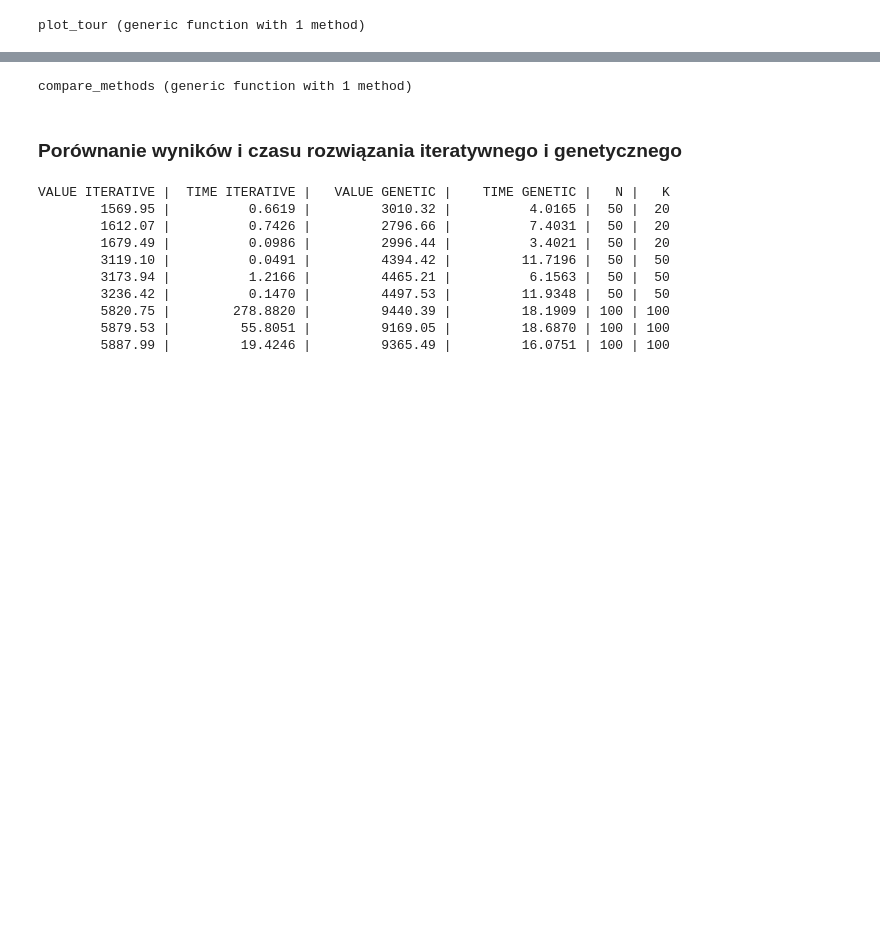
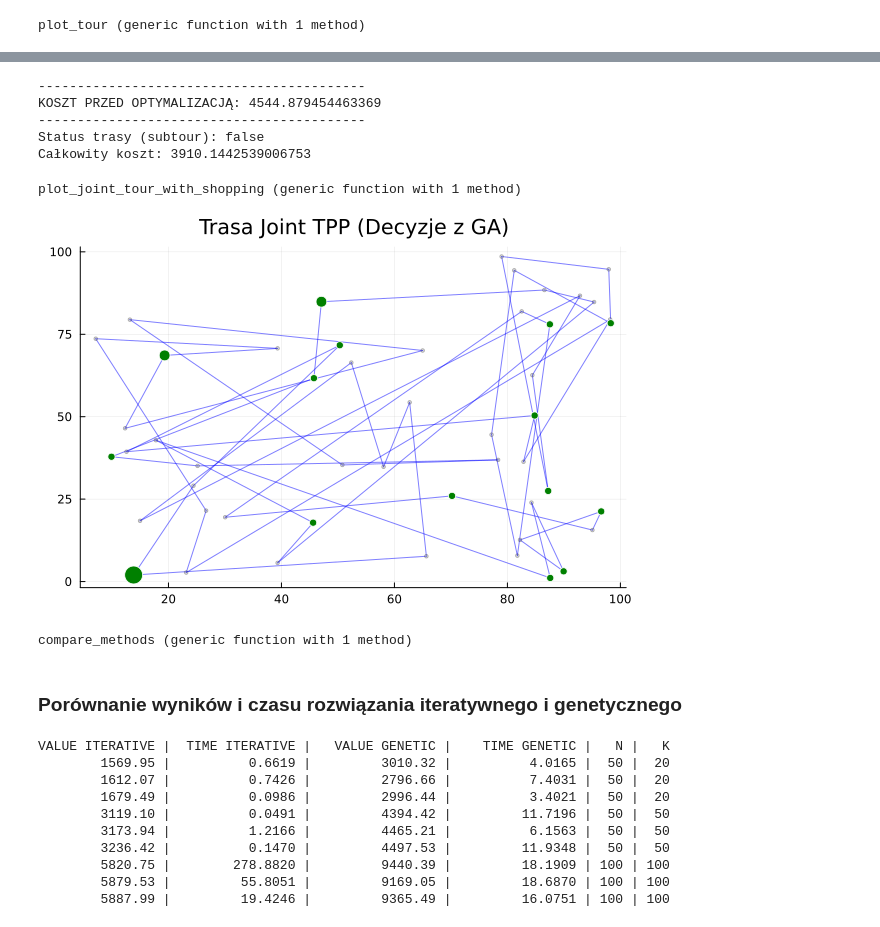
Before and after one commit to KlimaJaroslaw/MetodyOptymalizacji, a Jupyter notebook: zad4/zad4.ipynb, the cells around one changed output, grey strips where cells are left out. Drawn from its saved outputs; the diff is of its cells as text; code cells hidden in the pictures; blank space fills up the shorter version.

```diff
--- a/zad4/zad4.ipynb
+++ b/zad4/zad4.ipynb
@@ -395,3 +517,82 @@ plot_tour(X, Y, x_sol.minimizer)
+# %%
+c0 = rand(1:n, k)
+v0 = vcat(x0, c0)
+
+joint_mutation = (v) -> mutate_joint(v, n, k)
+joint_crossover = (v1, v2) -> recombine_joint(v1, v2, n, k)
+joint_cost = (v) -> cost_naive_tpp(v, d, cost_item_city, n, k)
+initial_val = joint_cost(v0)
+println("------------------------------------------")
+println("KOSZT PRZED OPTYMALIZACJĄ: ", initial_val)
+println("------------------------------------------")
+
+res = Evolutionary.optimize(
+    joint_cost,
+    v0,
+    GA(;
+        populationSize=100000,
+        crossover=joint_crossover,
+        mutation=joint_mutation,
+        epsilon=0.001,
+        crossoverRate=0.9
+    ),
+    Evolutionary.Options(;
+        iterations=10000,
+        time_limit=60.0,
+        show_trace=false
+    )
+)
+
+v_best = res.minimizer
+x_best = v_best[1:n]
+c_best = v_best[n+1:end]
+
+println("Status trasy (subtour): ", has_subtour(x_best))
+println("Całkowity koszt: ", res.minimum)
+# %% [output]
+------------------------------------------
+KOSZT PRZED OPTYMALIZACJĄ: 4544.879454463369
+------------------------------------------
+Status trasy (subtour): false
+Całkowity koszt: 3910.1442539006753
+# %%
+function plot_joint_tour_with_shopping(v_best, X, Y, n, k)
+    x_best = v_best[1:n]
+    c_best = v_best[n+1:end]
+
+    p = Plots.plot(legend=false, title="Trasa Joint TPP (Decyzje z GA)")
+
+    for i in 1:n
+        j = x_best[i]
+        Plots.plot!([X[i], X[j]], [Y[i], Y[j]], color=:blue, alpha=0.5)
+    end
+
+    z_counts = zeros(Int, n)
+    for miasto_zakupu in c_best
+        z_counts[miasto_zakupu] += 1
+    end
+
+    Plots.scatter!(X, Y, color=:gray, markersize=2, alpha=0.3)
+    for i in 1:n
+        if z_counts[i] > 0
+            msize = 2 + 2 * z_counts[i]
+            Plots.scatter!([X[i]], [Y[i]],
+                color=:green,
+                markersize=msize,
+                markerstrokecolor=:white,
+                label="")
+        end
+    end
+
+    return p
+end
+# %% [output]
+plot_joint_tour_with_shopping (generic function with 1 method)
+# %%
+best_individual = res.minimizer
+plot_joint_tour_with_shopping(best_individual, X, Y, n, k)
+# %% [output]
+[figure, added]
 # %%
 using Printf
 function compare_methods(n,k,seed)
```
Also changed, not shown: parts of 12 cells of this notebook.
